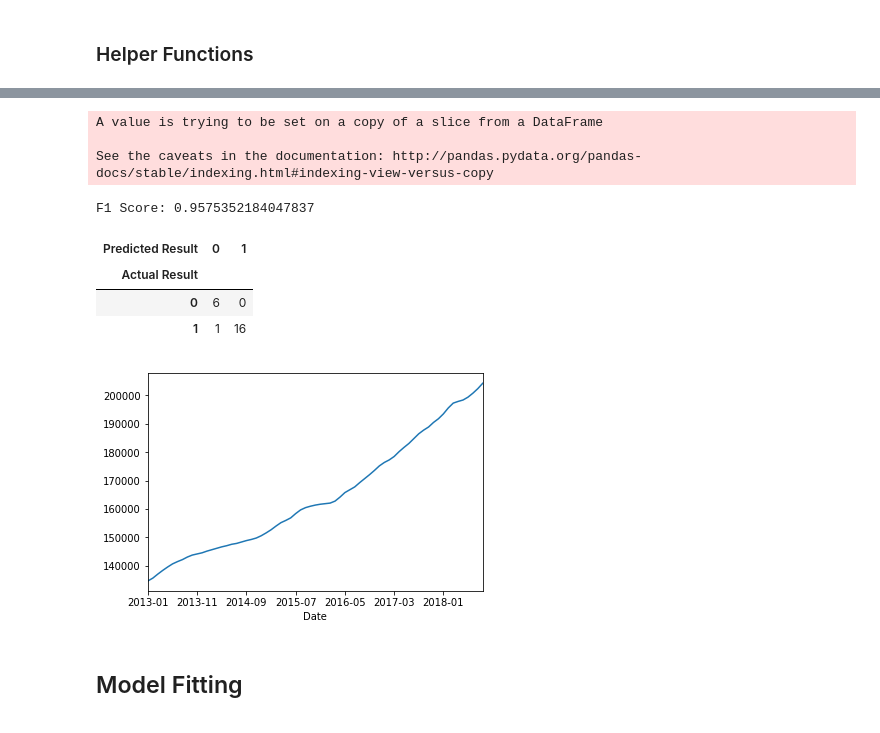
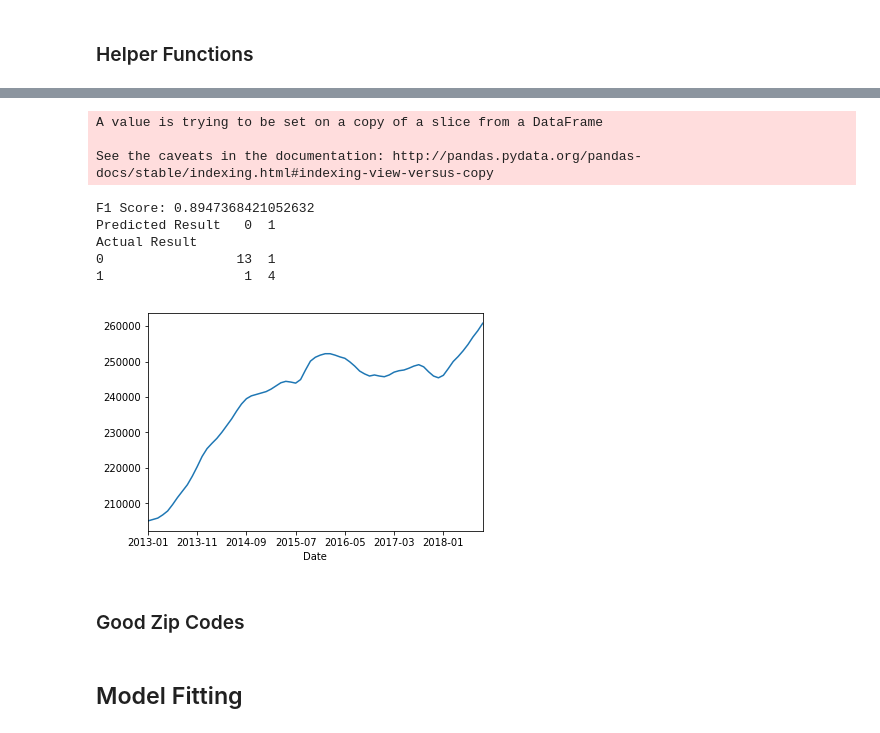
Before and after one commit to jtjones0304/zillow, a Jupyter notebook: Zillow Exploration.ipynb, the cells around one changed output, grey strips where cells are left out. Drawn from its saved outputs; the diff is of its cells as text; code cells hidden in the pictures.

Commit message:
models have good predictive value

```diff
--- a/Zillow Exploration.ipynb
+++ b/Zillow Exploration.ipynb
@@ -110,7 +131,7 @@ def join_data_available(zip_code, data_sets):
     df_list = []
     for k in data_sets_dict.keys():
         data = prepare_df_for_zip(zip_code, data_sets_dict[k])#.add_prefix(k)
-        for i in range(50):
+        for i in range(250):
                 data.rename(columns={i:k}, inplace=True)
         #data.rename(columns={0:k}, inplace=True)
         #data.rename(columns={1:k}, inplace=True)
@@ -148,5 +191,5 @@ See the caveats in the documentation: http://pandas.pydata.org/pandas-docs/stabl
 # %%
-def run_full_model(zip_code,start_date,end_date):
+def run_full_model(zip_code):
     data = join_data_available(zip_code, data_sets_dict).set_index('Date')
 
     data['zhvi_+3mo'] = data['zhvi'].shift(3)
@@ -164,12 +207,16 @@ def run_full_model(zip_code,start_date,end_date):
     data['positive_9mo_change'] = data['pct_change_9mo'].apply(lambda x: 1 if x>0 else 0)
     data['positive_12mo_change'] = data['pct_change_12mo'].apply(lambda x: 1 if x>0 else 0)
 
+    data['two_percent_plus_12mo'] = data['pct_change_12mo'].apply(lambda x: 1 if x>0.02 else 0)
+    data['five_percent_plus_12mo'] = data['pct_change_12mo'].apply(lambda x: 1 if x>0.05 else 0)
+    data['ten_percent_plus_12mo'] = data['pct_change_12mo'].apply(lambda x: 1 if x>0.1 else 0)
+
     # some NaN values after this date
     data = data[data.index<'2018-10']
 
     # make this an input variable
-    features = data[['zhvi',
-     'zhvi_rental',
+    # testing removal of features:'zhvi','zhvi_rental',
+    features = data[[
      'foreclose_resales',
      'median_listing_price',
      'percent_listing_price_reductions',
@@ -179,13 +226,13 @@ def run_full_model(zip_code,start_date,end_date):
      'price_to_rent_ratio']]
 
     # make this an input variable
-    target = data['positive_12mo_change']
+    target = data['ten_percent_plus_12mo']
 
     # adjust to deal with date range
-    features = features #[features.index>'2015-12']
-    target = target #[36:]
+    features = features[features.index>'2013-12']
+    target = target[12:]
 
-    X_train, X_test, y_train, y_test = train_test_split(features, target, test_size=0.33, random_state=20)
+    X_train, X_test, y_train, y_test = train_test_split(features, target, test_size=0.33, random_state=42)
 
     clf = RandomForestClassifier(n_estimators=100, max_depth=2, random_state=0)
     clf.fit(X_train, y_train)
@@ -197,20 +244,24 @@ def run_full_model(zip_code,start_date,end_date):
 
     #print("AUC:",metrics.auc(fpr, tpr))
 
-    features['zhvi'].plot()
+    data['zhvi'].plot()
 
     print("F1 Score:",f1_score(y_test, y_pred, average='weighted'))
 
-    return pd.crosstab(y_test, y_pred, rownames=['Actual Result'], colnames=['Predicted Result'])
+    print(pd.crosstab(y_test, y_pred, rownames=['Actual Result'], colnames=['Predicted Result']))
+
+    return data
-# %%
-run_full_model(28269,'2015-01','2018-11')
-# %% [output]
-A value is trying to be set on a copy of a slice from a DataFrame
-
-See the caveats in the documentation: http://pandas.pydata.org/pandas-docs/stable/indexing.html#indexing-view-versus-copy
-F1 Score: 0.9575352184047837
-| Predicted Result | 0 | 1 |
-| Actual Result |  |  |
-| 0 | 6 | 0 |
-| 1 | 1 | 16 |
-[figure, removed]
+# %%
+df = run_full_model(32162)
+# %% [output]
+A value is trying to be set on a copy of a slice from a DataFrame
+
+See the caveats in the documentation: http://pandas.pydata.org/pandas-docs/stable/indexing.html#indexing-view-versus-copy
+F1 Score: 0.8947368421052632
+Predicted Result   0  1
+Actual Result
+0                 13  1
+1                  1  4
+[figure, added]
+# %% [markdown]
+### Good Zip Codes
```
Also changed, not shown: parts of 7 cells of this notebook.
